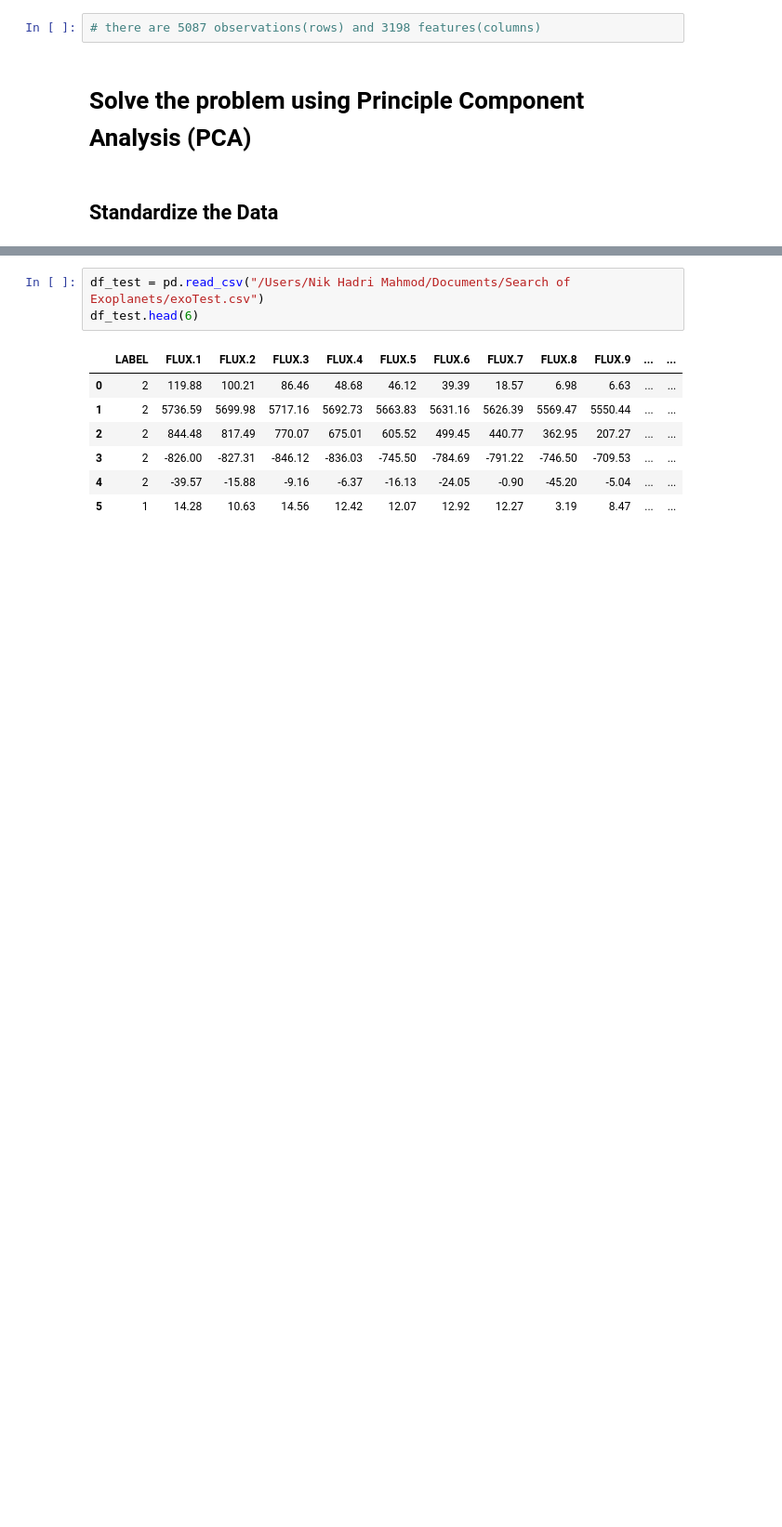
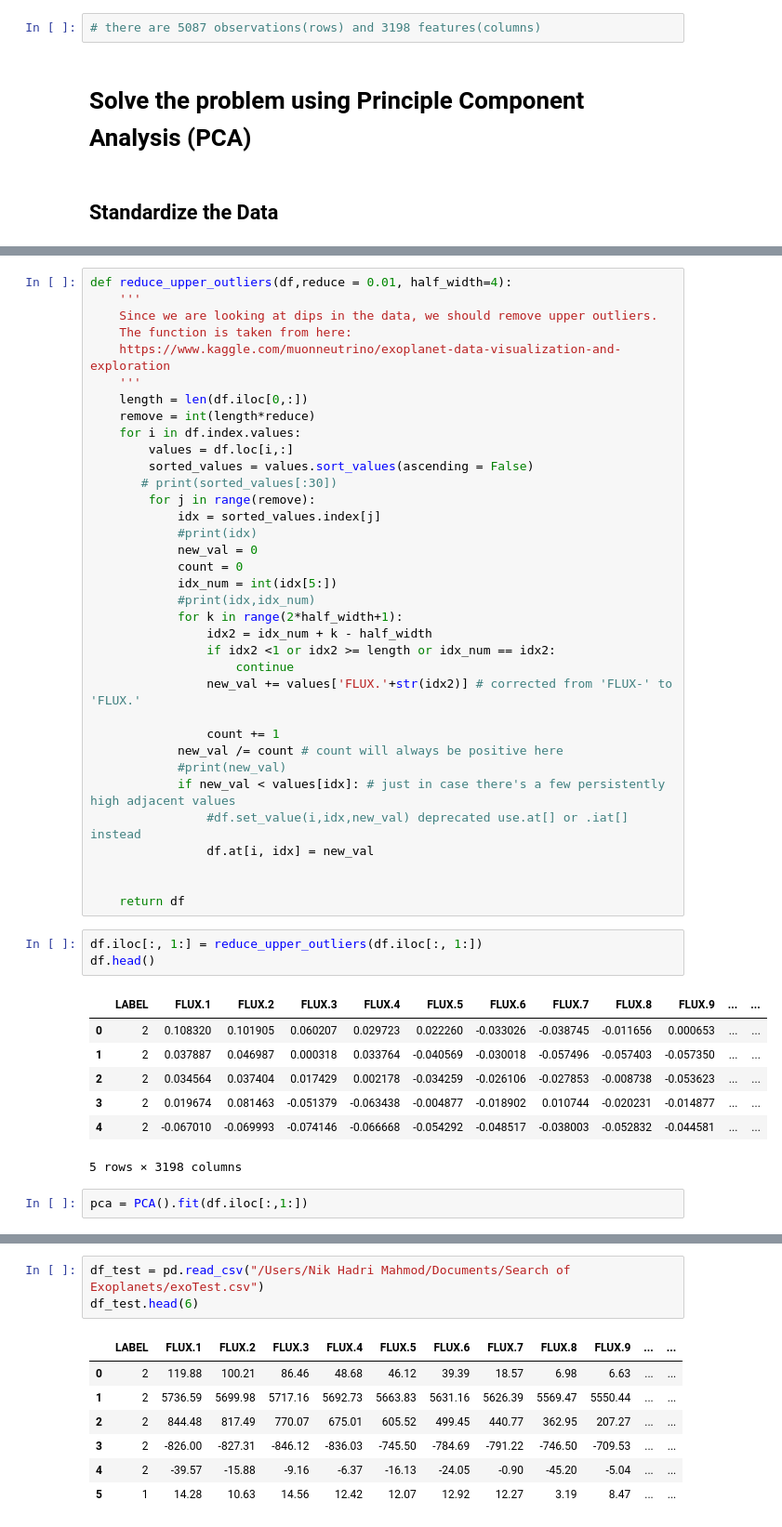
Before and after one commit to nikderi/Projects, a Jupyter notebook: projectone.ipynb, the cells around one changed output, grey strips where cells are left out. Shown at 93% size. Drawn from its saved outputs; the diff is of its cells as text; blank space fills up the shorter version.

```diff
--- a/projectone.ipynb
+++ b/projectone.ipynb
@@ -203,0 +167,48 @@ var_percentage
+# %%
+def reduce_upper_outliers(df,reduce = 0.01, half_width=4):
+    '''
+    Since we are looking at dips in the data, we should remove upper outliers.
+    The function is taken from here:
+    https://www.kaggle.com/muonneutrino/exoplanet-data-visualization-and-exploration
+    '''
+    length = len(df.iloc[0,:])
+    remove = int(length*reduce)
+    for i in df.index.values:
+        values = df.loc[i,:]
+        sorted_values = values.sort_values(ascending = False)
+       # print(sorted_values[:30])
+        for j in range(remove):
+            idx = sorted_values.index[j]
+            #print(idx)
+            new_val = 0
+            count = 0
+            idx_num = int(idx[5:])
+            #print(idx,idx_num)
+            for k in range(2*half_width+1):
+                idx2 = idx_num + k - half_width
+                if idx2 <1 or idx2 >= length or idx_num == idx2:
+                    continue
+                new_val += values['FLUX.'+str(idx2)] # corrected from 'FLUX-' to 'FLUX.'
+
+                count += 1
+            new_val /= count # count will always be positive here
+            #print(new_val)
+            if new_val < values[idx]: # just in case there's a few persistently high adjacent values
+                #df.set_value(i,idx,new_val) deprecated use.at[] or .iat[] instead
+                df.at[i, idx] = new_val
+
+
+    return df
+# %%
+df.iloc[:, 1:] = reduce_upper_outliers(df.iloc[:, 1:])
+df.head()
+# %% [output]
+|  | LABEL | FLUX.1 | FLUX.2 | FLUX.3 | FLUX.4 | FLUX.5 | FLUX.6 | FLUX.7 | FLUX.8 | FLUX.9 | ... | ... |
+| 0 | 2 | 0.108320 | 0.101905 | 0.060207 | 0.029723 | 0.022260 | -0.033026 | -0.038745 | -0.011656 | 0.000653 | ... | ... |
+| 1 | 2 | 0.037887 | 0.046987 | 0.000318 | 0.033764 | -0.040569 | -0.030018 | -0.057496 | -0.057403 | -0.057350 | ... | ... |
+| 2 | 2 | 0.034564 | 0.037404 | 0.017429 | 0.002178 | -0.034259 | -0.026106 | -0.027853 | -0.008738 | -0.053623 | ... | ... |
+| 3 | 2 | 0.019674 | 0.081463 | -0.051379 | -0.063438 | -0.004877 | -0.018902 | 0.010744 | -0.020231 | -0.014877 | ... | ... |
+| 4 | 2 | -0.067010 | -0.069993 | -0.074146 | -0.066668 | -0.054292 | -0.048517 | -0.038003 | -0.052832 | -0.044581 | ... | ... |
+5 rows × 3198 columns
+# %%
+pca = PCA().fit(df.iloc[:,1:])
```
Also changed, not shown: parts of 108 cells of this notebook.
